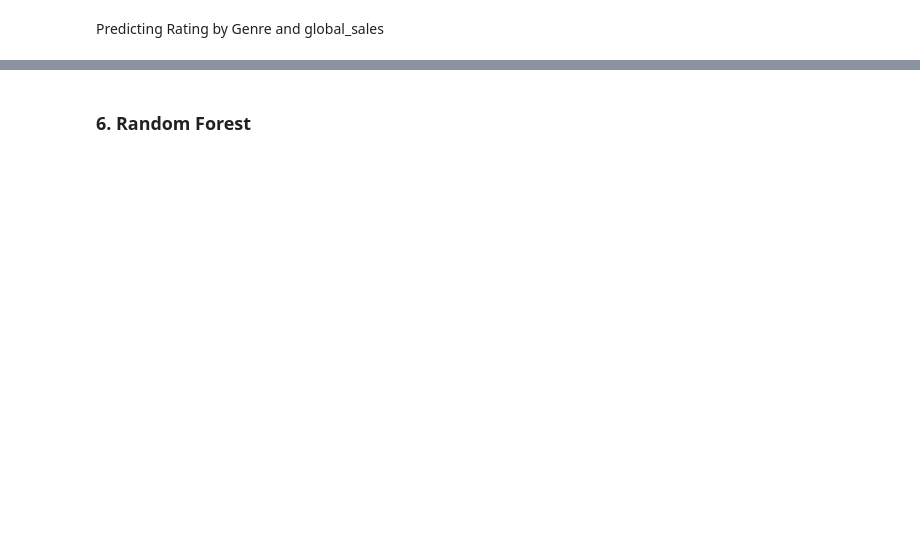
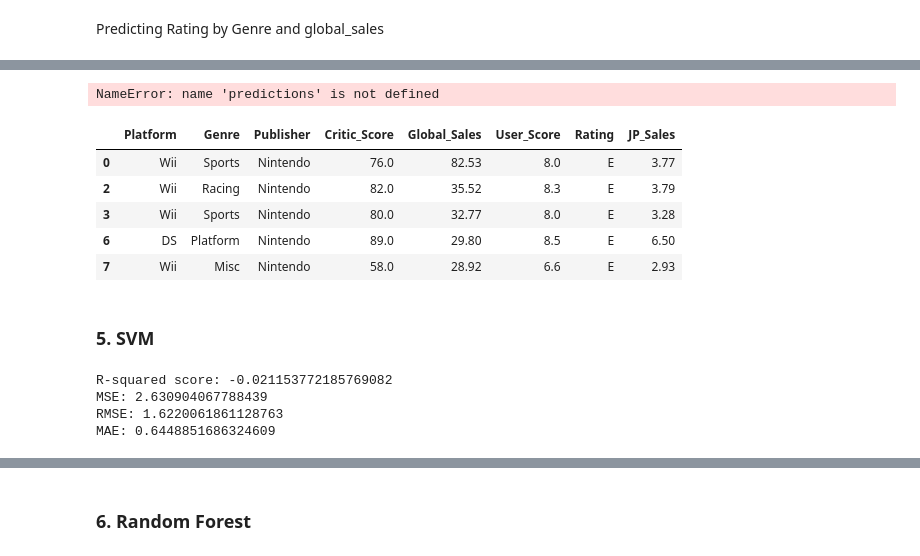
Before and after one commit to jin-qingyang/sc1015_mini_project, a Jupyter notebook: project_version2 3.30.08 PM.ipynb, the cells around one changed output, grey strips where cells are left out. Drawn from its saved outputs; the diff is of its cells as text; code cells hidden in the pictures; blank space fills up the shorter version.

```diff
--- a/project_version2 3.30.08 PM.ipynb
+++ b/project_version2 3.30.08 PM.ipynb
@@ -655,0 +652,18 @@ A negative R-squared score means that the model is performing worse than a simpl
+# %%
+from sklearn.metrics import mean_absolute_error
+
+print("Root Mean Squared Error (RMSE) \t: {}".format(mean_squared_error(predictions, gbm_test['Global_Sales'])**0.5))
+print("Mean Absolute Error (MAE) \t: {}".format(mean_absolute_error(predictions, gbm_test['Global_Sales'])))
+# %% [output]
+NameError: name 'predictions' is not defined
+# %%
+videoGamesSelectedCleaned.head()
+# %% [output]
+|  | Platform | Genre | Publisher | Critic_Score | Global_Sales | User_Score | Rating | JP_Sales |
+| 0 | Wii | Sports | Nintendo | 76.0 | 82.53 | 8.0 | E | 3.77 |
+| 2 | Wii | Racing | Nintendo | 82.0 | 35.52 | 8.3 | E | 3.79 |
+| 3 | Wii | Sports | Nintendo | 80.0 | 32.77 | 8.0 | E | 3.28 |
+| 6 | DS | Platform | Nintendo | 89.0 | 29.80 | 8.5 | E | 6.50 |
+| 7 | Wii | Misc | Nintendo | 58.0 | 28.92 | 6.6 | E | 2.93 |
+# %% [markdown]
+### 5. SVM
@@ -655,0 +672,37 @@ A negative R-squared score means that the model is performing worse than a simpl
+# %%
+from sklearn.preprocessing import LabelEncoder
+from sklearn.model_selection import train_test_split
+from sklearn.svm import SVR
+from sklearn.metrics import r2_score, mean_squared_error, mean_absolute_error
+
+# Encode categorical features using LabelEncoder
+le_genre = LabelEncoder()
+le_rating = LabelEncoder()
+SVMds['Genre'] = le_genre.fit_transform(SVMds['Genre'])#changed
+SVMds['Rating'] = le_rating.fit_transform(SVMds['Rating'])#changed
+
+# Split data into training and testing sets
+X = SVMds[['Genre', 'Critic_Score', 'User_Score', 'Rating']]#changed
+y = SVMds['Global_Sales']#changed
+X_train, X_test, y_train, y_test = train_test_split(X, y, test_size=0.2, random_state=42)
+
+# Train SVM model
+svm = SVR(kernel='linear')
+svm.fit(X_train, y_train)
+
+# Evaluate model performance on testing data
+y_pred = svm.predict(X_test)
+r2 = r2_score(y_test, y_pred)
+mse = mean_squared_error(y_test, y_pred)
+rmse = mean_squared_error(y_test, y_pred, squared=False)
+mae = mean_absolute_error(y_test, y_pred)
+
+print('R-squared score:', r2)
+print('MSE:', mse)
+print('RMSE:', rmse)
+print('MAE:', mae)
+# %% [output]
+R-squared score: -0.021153772185769082
+MSE: 2.630904067788439
+RMSE: 1.6220061861128763
+MAE: 0.6448851686324609
```
Also changed, not shown: parts of 79 cells of this notebook.
